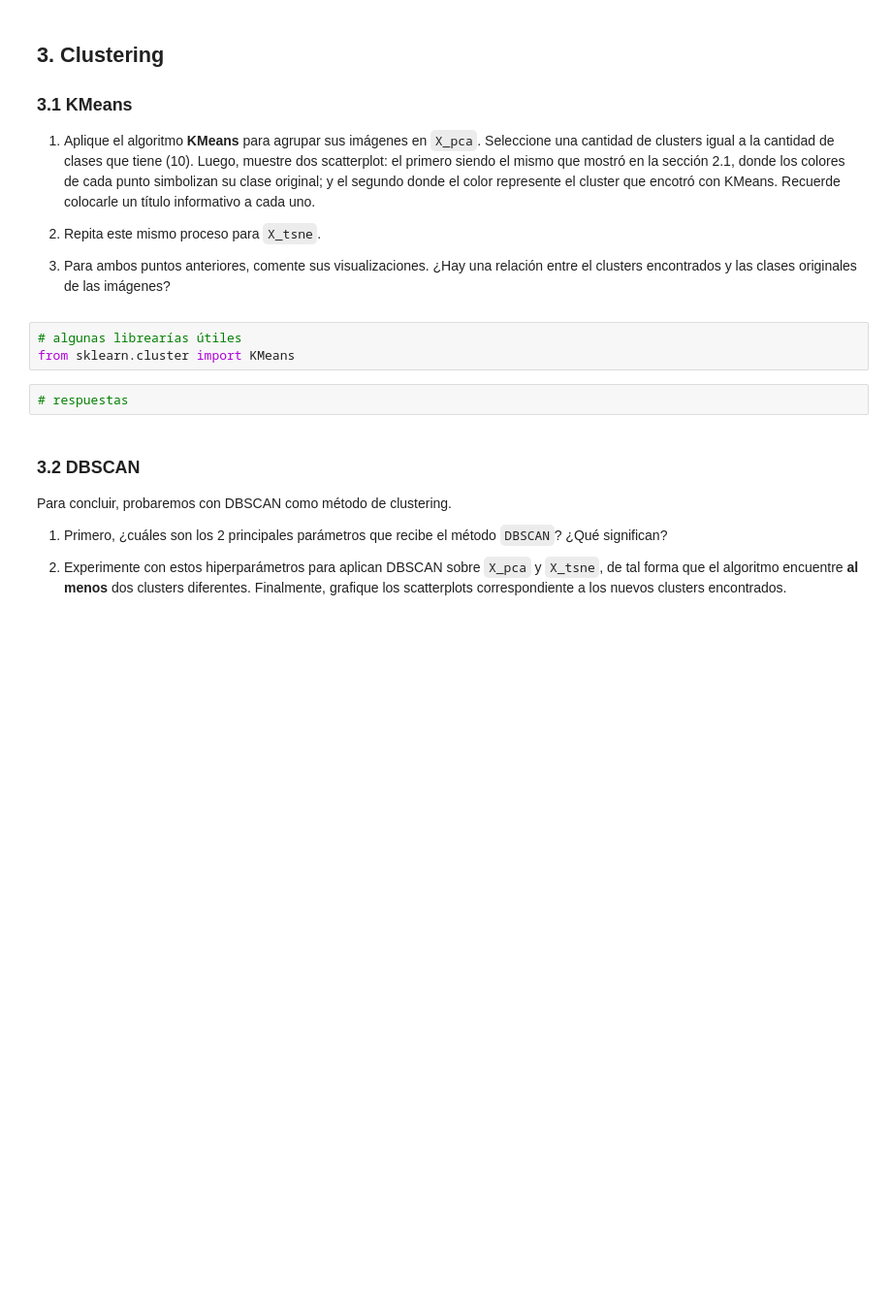
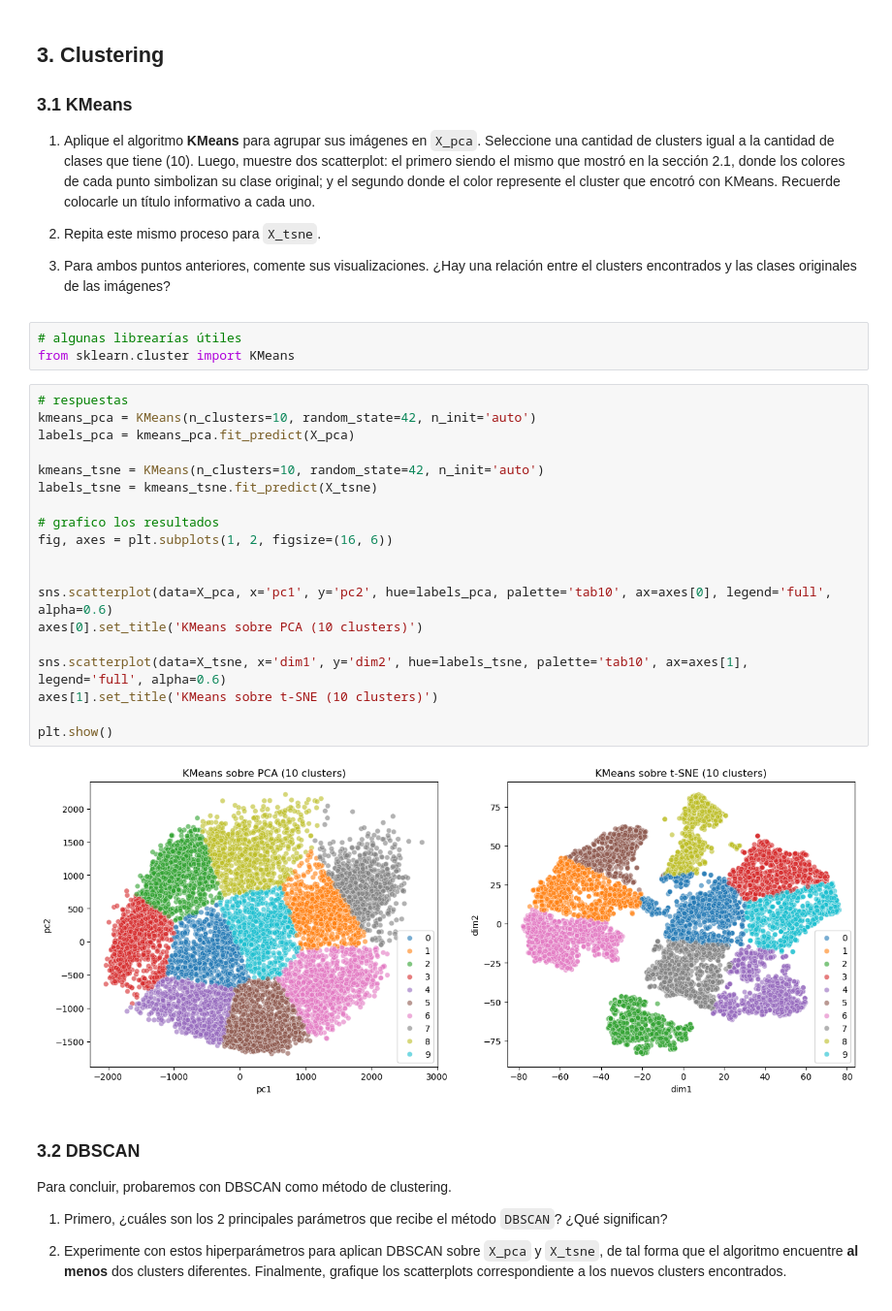
Before and after one commit to BenjaCidR/IMT2200-BENJAMIN-CID, a Jupyter notebook: Actividades/Actividad 12/data_2025/IMT2200 2025 - Actividad 12.ipynb, the cells around one changed output. Shown at 97% size. Drawn from its saved outputs; the diff is of its cells as text; blank space fills up the shorter version.

```diff
--- a/Actividades/Actividad 12/data_2025/IMT2200 2025 - Actividad 12.ipynb
+++ b/Actividades/Actividad 12/data_2025/IMT2200 2025 - Actividad 12.ipynb
@@ -116,6 +184,25 @@ Respuesta:
 from sklearn.cluster import KMeans
 # %%
 # respuestas
+kmeans_pca = KMeans(n_clusters=10, random_state=42, n_init='auto')
+labels_pca = kmeans_pca.fit_predict(X_pca)
+
+kmeans_tsne = KMeans(n_clusters=10, random_state=42, n_init='auto')
+labels_tsne = kmeans_tsne.fit_predict(X_tsne)
+
+# grafico los resultados
+fig, axes = plt.subplots(1, 2, figsize=(16, 6))
+
+
+sns.scatterplot(data=X_pca, x='pc1', y='pc2', hue=labels_pca, palette='tab10', ax=axes[0], legend='full', alpha=0.6)
+axes[0].set_title('KMeans sobre PCA (10 clusters)')
+
+sns.scatterplot(data=X_tsne, x='dim1', y='dim2', hue=labels_tsne, palette='tab10', ax=axes[1], legend='full', alpha=0.6)
+axes[1].set_title('KMeans sobre t-SNE (10 clusters)')
+
+plt.show()
+# %% [output]
+[figure, added]
 # %% [markdown]
 ### 3.2 DBSCAN
 
```
Also changed, not shown: parts of 8 cells of this notebook.
